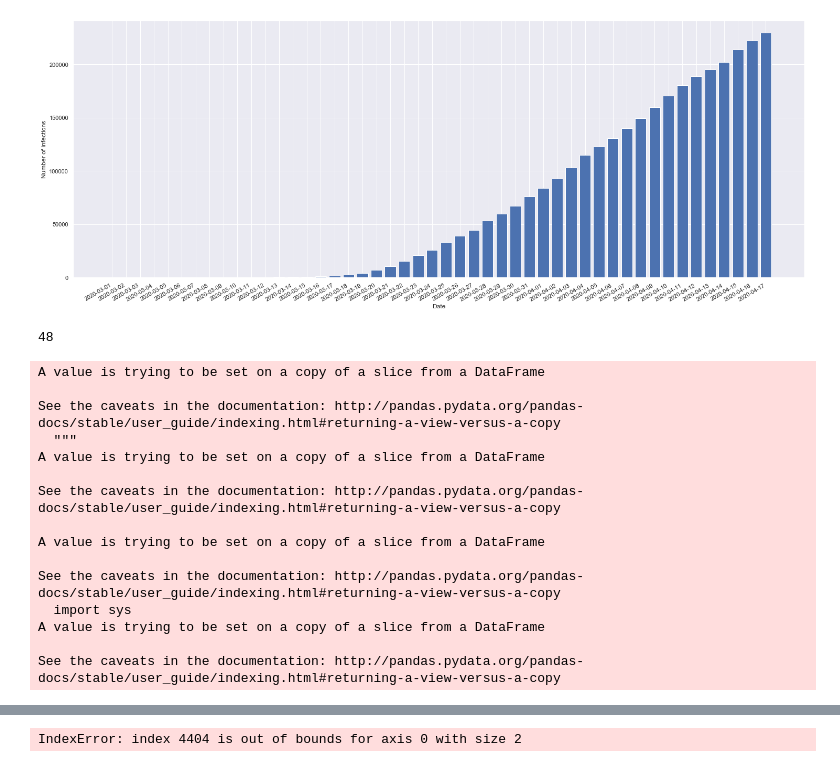
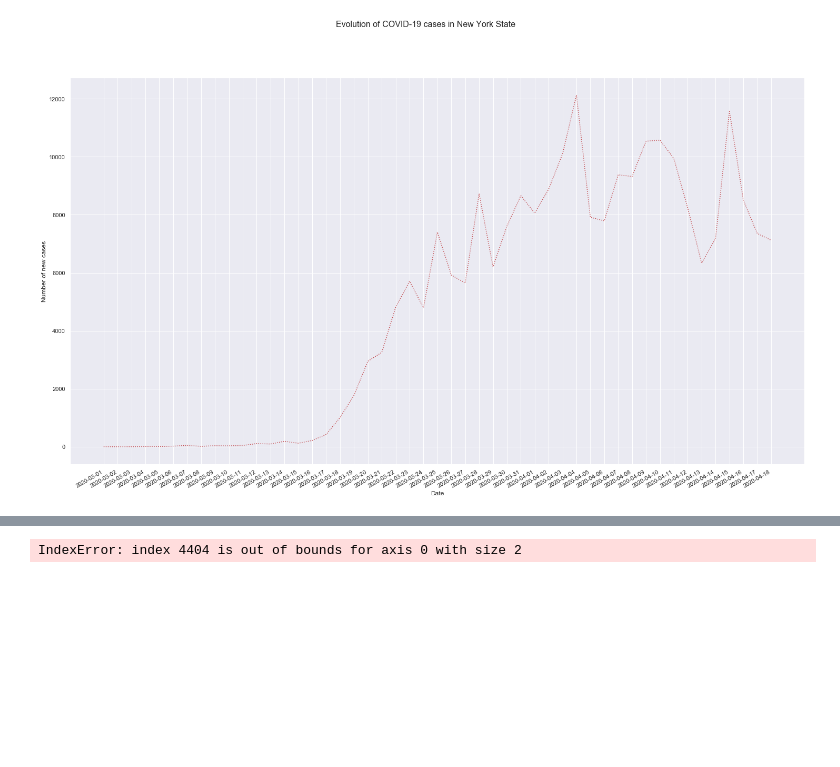
Before and after one commit to Ralhusban/COVID-19, a Jupyter notebook: COVID19.ipynb, the cells around one changed output, grey strips where cells are left out. Cells and saved outputs as stored; diff of their text form; code cells hidden in the pictures; blank space fills up the shorter version.

```diff
--- a/COVID19.ipynb
+++ b/COVID19.ipynb
@@ -107,0 +89,11 @@ DatetimeIndex(['2020-03-01', '2020-03-02', '2020-03-03', '2020-03-04',
+# %%
+
+NY_rollshort=NY_df.cases.rolling(window=3)
+NY_rolllong=NY_df.cases.rolling(window=7)
+NY_df['SMA_short']=NY_rollshort.mean()
+NY_df['SMA_long']=NY_rolllong.mean()
+NY_df['New_cases']=0
+NY_df['New_cases_Short_MA']=0
+NY_df['New_cases_Long_MA']=0
+NY_df['New_deaths']=0
+NY_df.fillna(0, inplace=True)
@@ -107,0 +104,9 @@ DatetimeIndex(['2020-03-01', '2020-03-02', '2020-03-03', '2020-03-04',
+# %%
+for i in range(len(NY_df)):
+    if NY_df.cases[i]==1:
+        i+=1
+    else:
+        NY_df.loc[:,('New_cases')][i]=NY_df.loc[:, 'cases'][i]-NY_df.loc[:, 'cases'][i-1]
+        NY_df.New_deaths[i]=NY_df.deaths[i]-NY_df.deaths[i-1]
+        NY_df.New_cases_Short_MA[i]=NY_df.SMA_short[i]-NY_df.SMA_short[i-1]
+        NY_df.New_cases_Long_MA[i]=NY_df.SMA_long[i]-NY_df.SMA_long[i-1]
@@ -108,10 +168,10 @@ DatetimeIndex(['2020-03-01', '2020-03-02', '2020-03-03', '2020-03-04',
 # %%
-#NY_df.index.to_series().diff().value_counts()
-fig, ax=plt.subplots()
-ax.bar(NY_df.index, NY_df.cases)
+fig, ax=plt.subplots(figsize=(25,15))
+ax.plot(NY_df.index, NY_df.New_cases, 'r:')
 fig.autofmt_xdate()
 plt.xlabel('Date')
-plt.ylabel('Number of infections')
+plt.ylabel('Number of new cases')
+fig.suptitle('Evolution of COVID-19 cases in New York State', fontsize=16)
 plt.show()
 # %% [output]
-[figure, old version]
+[figure, new version]
@@ -128,29 +177,0 @@ NY_df.fillna(0, inplace=True)
-# %%
-len(NY_df)
-# %% [output]
-48
-# %%
-for i in range(len(NY_df)):
-    if NY_df.cases[i]==1:
-        i+=1
-    else:
-        NY_df.New_cases[i]=NY_df.cases[i]-NY_df.cases[i-1]
-        NY_df.New_deaths[i]=NY_df.deaths[i]-NY_df.deaths[i-1]
-        NY_df.New_cases_Short_MA[i]=NY_df.SMA_short[i]-NY_df.SMA_short[i-1]
-        NY_df.New_cases_Long_MA[i]=NY_df.SMA_long[i]-NY_df.SMA_long[i-1]
-# %% [output]
-A value is trying to be set on a copy of a slice from a DataFrame
-
-See the caveats in the documentation: http://pandas.pydata.org/pandas-docs/stable/user_guide/indexing.html#returning-a-view-versus-a-copy
-  """
-A value is trying to be set on a copy of a slice from a DataFrame
-
-See the caveats in the documentation: http://pandas.pydata.org/pandas-docs/stable/user_guide/indexing.html#returning-a-view-versus-a-copy
-
-A value is trying to be set on a copy of a slice from a DataFrame
-
-See the caveats in the documentation: http://pandas.pydata.org/pandas-docs/stable/user_guide/indexing.html#returning-a-view-versus-a-copy
-  import sys
-A value is trying to be set on a copy of a slice from a DataFrame
-
-See the caveats in the documentation: http://pandas.pydata.org/pandas-docs/stable/user_guide/indexing.html#returning-a-view-versus-a-copy
```
Also changed, not shown: parts of 41 cells of this notebook.
